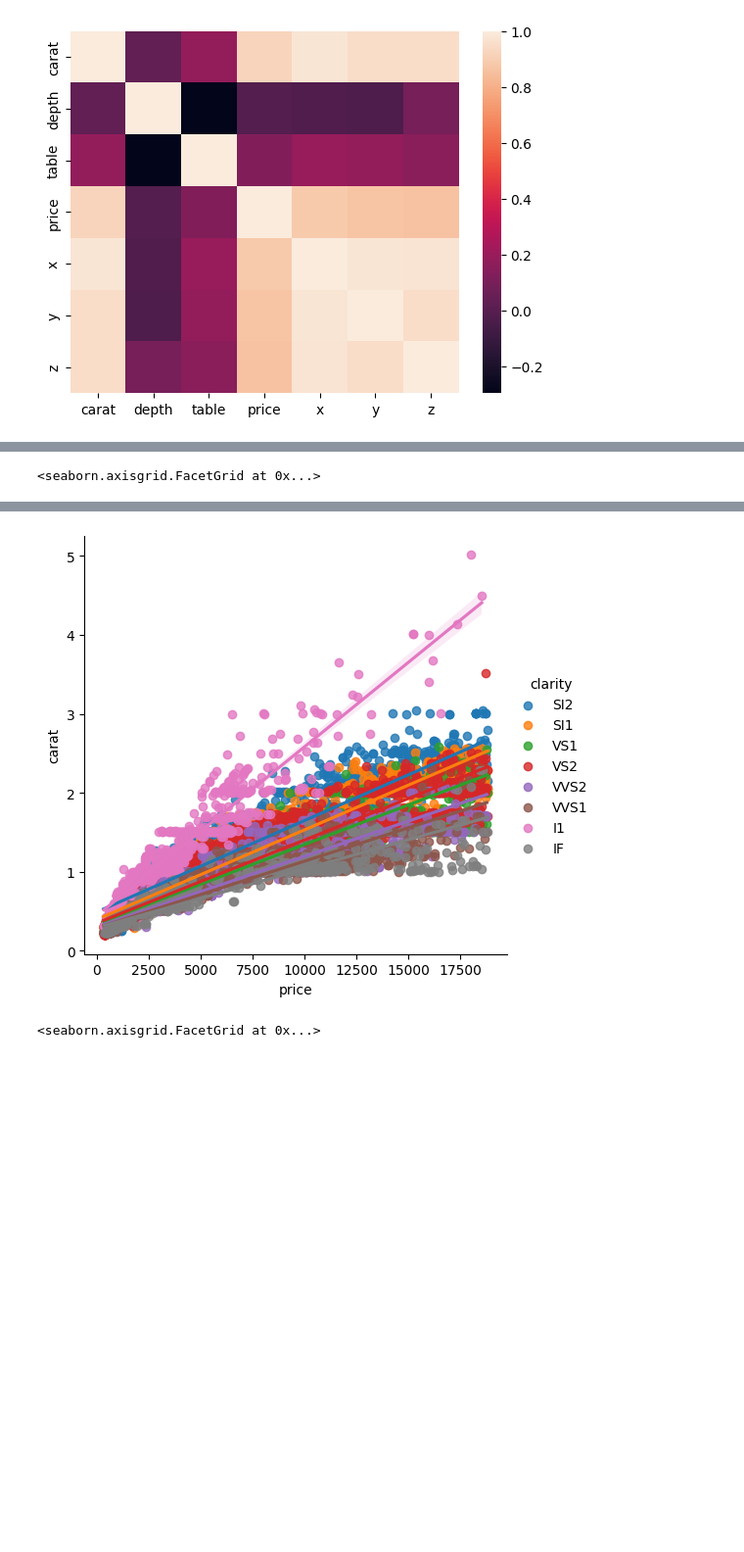
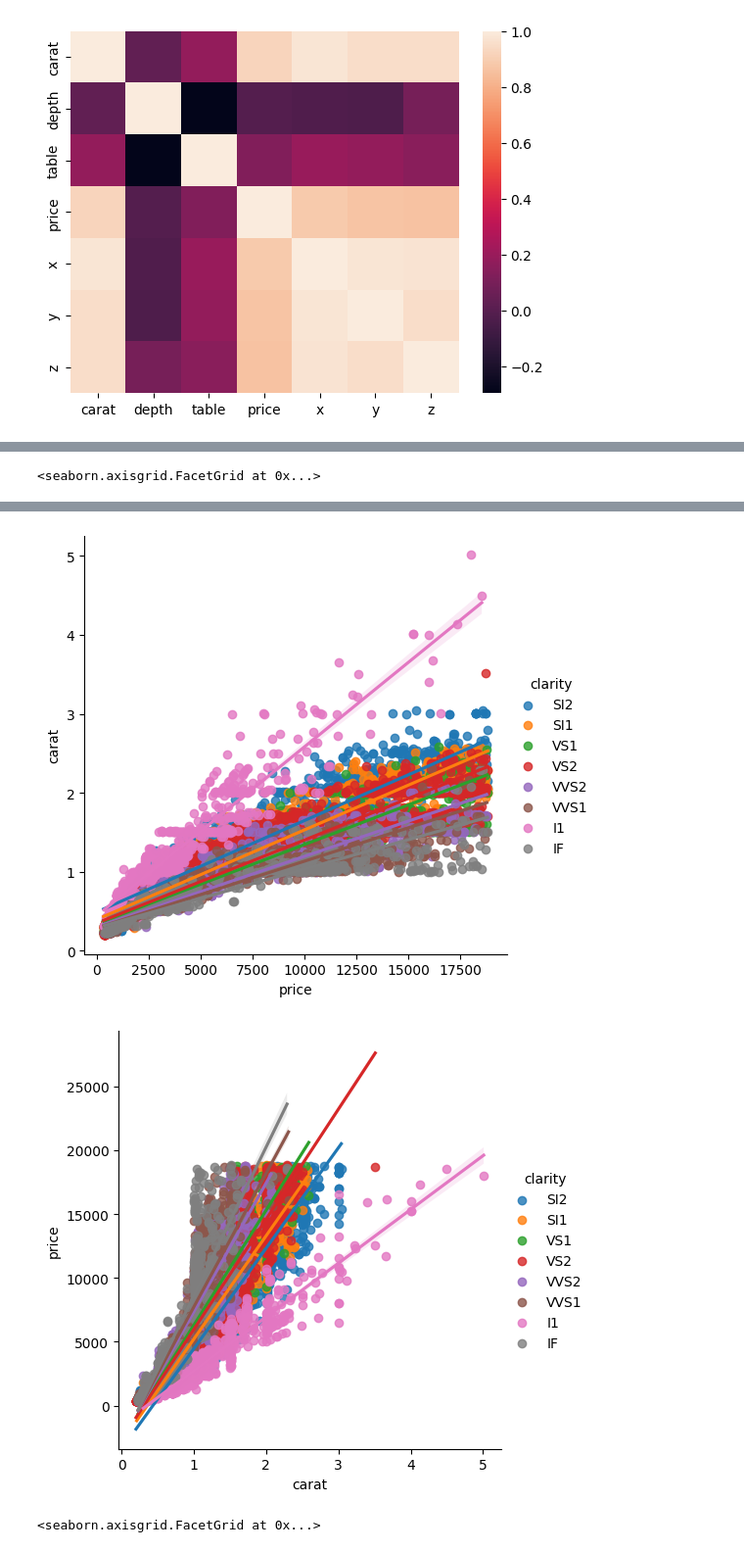
Before and after one commit to Razjoh/Stats, a Jupyter notebook: stat_lab.ipynb, the cells around one changed output, grey strips where cells are left out. Shown: that part at 98% size. Cells and saved outputs as stored; diff of their text form; code cells hidden in the pictures; blank space fills up the shorter version.

```diff
--- a/stat_lab.ipynb
+++ b/stat_lab.ipynb
@@ -92,12 +94,14 @@ sns.lmplot(data=df, x="price", y="carat", line_kws={"color": "red"})
 # %%
 sns.lmplot(data=df, x="price", y="carat", hue="cut")
 sns.lmplot(data=df, x="price", y="carat", hue="color")
 sns.lmplot(data=df, x="price", y="carat", hue="clarity")
+sns.lmplot(data=df, x="carat", y="price", hue="clarity")
 # %% [output]
 <seaborn.axisgrid.FacetGrid at 0x...>
 [figure]
 [figure]
 [figure]
+[figure, added]
 # %%
 df_clarity = df.query("clarity == 'SI2'")
 
```
Also changed, not shown: parts of 1 cell of this notebook.
